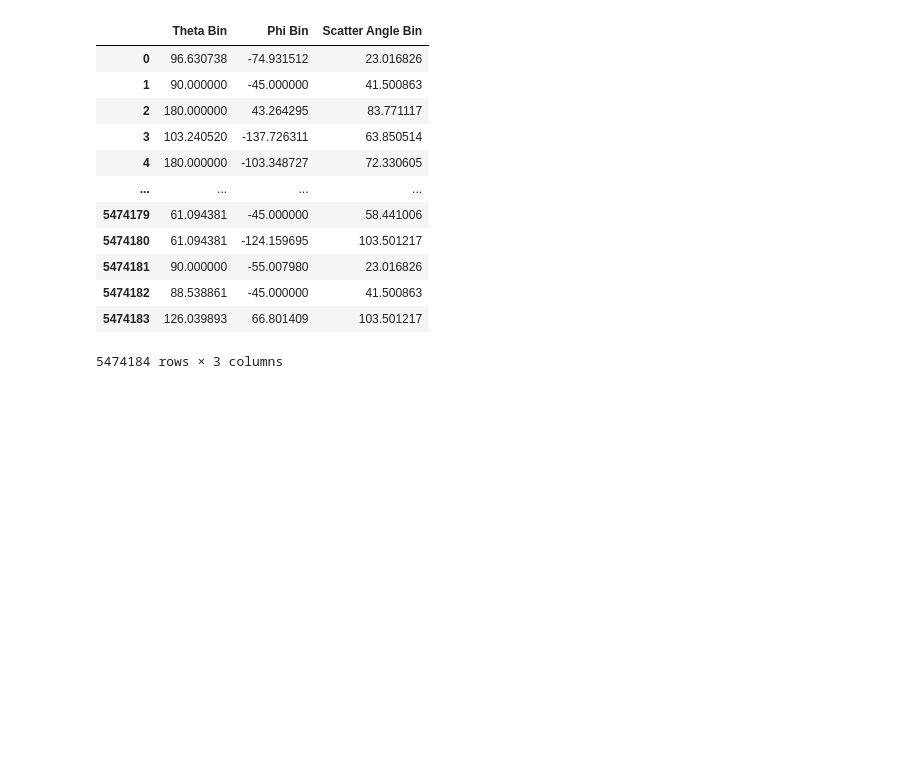
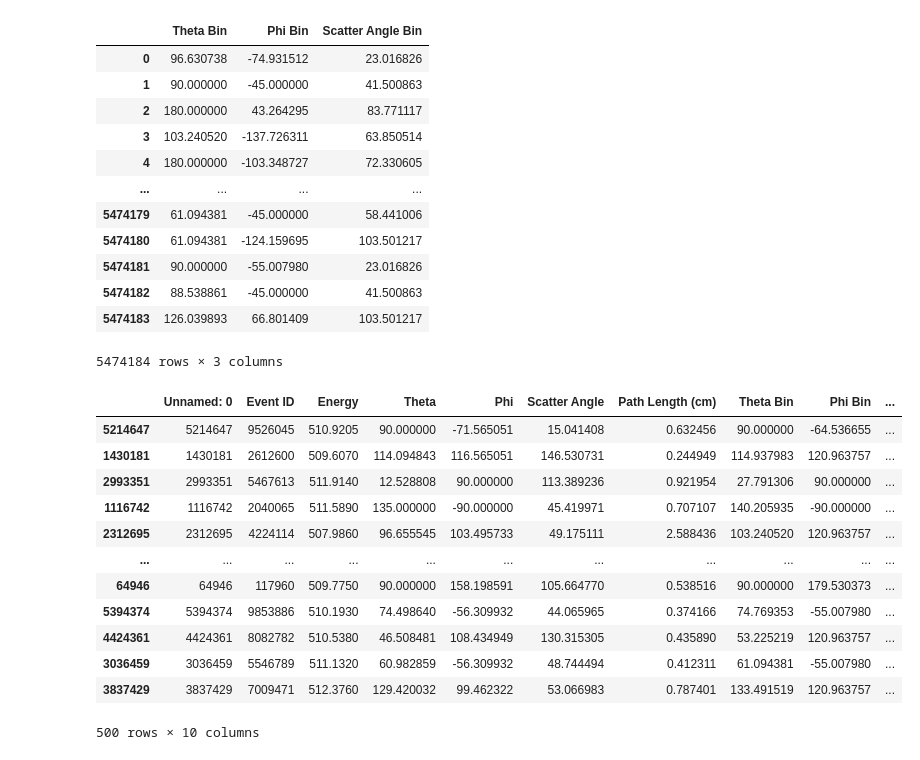
Before and after one commit to zoglauer/binning-cds, a Jupyter notebook: localTests/csv_explorer.ipynb, the cells around one changed output. Cells and saved outputs as stored; diff of their text form; code cells hidden in the pictures; blank space fills up the shorter version.

```diff
--- a/localTests/csv_explorer.ipynb
+++ b/localTests/csv_explorer.ipynb
@@ -101,0 +101,18 @@ justbins_df[just]
+# %%
+justbins_df_sampled= justbins_df.sample(n=500)
+df_sampled = df.sample(n=500) #[df['Scatter Angle'] < 60][df['Scatter Angle'] > 40]
+df_sampled
+# %% [output]
+|  | Unnamed: 0 | Event ID | Energy | Theta | Phi | Scatter Angle | Path Length (cm) | Theta Bin | Phi Bin | ... |
+| 5214647 | 5214647 | 9526045 | 510.9205 | 90.000000 | -71.565051 | 15.041408 | 0.632456 | 90.000000 | -64.536655 | ... |
+| 1430181 | 1430181 | 2612600 | 509.6070 | 114.094843 | 116.565051 | 146.530731 | 0.244949 | 114.937983 | 120.963757 | ... |
+| 2993351 | 2993351 | 5467613 | 511.9140 | 12.528808 | 90.000000 | 113.389236 | 0.921954 | 27.791306 | 90.000000 | ... |
+| 1116742 | 1116742 | 2040065 | 511.5890 | 135.000000 | -90.000000 | 45.419971 | 0.707107 | 140.205935 | -90.000000 | ... |
+| 2312695 | 2312695 | 4224114 | 507.9860 | 96.655545 | 103.495733 | 49.175111 | 2.588436 | 103.240520 | 120.963757 | ... |
+| ... | ... | ... | ... | ... | ... | ... | ... | ... | ... | ... |
+| 64946 | 64946 | 117960 | 509.7750 | 90.000000 | 158.198591 | 105.664770 | 0.538516 | 90.000000 | 179.530373 | ... |
+| 5394374 | 5394374 | 9853886 | 510.1930 | 74.498640 | -56.309932 | 44.065965 | 0.374166 | 74.769353 | -55.007980 | ... |
+| 4424361 | 4424361 | 8082782 | 510.5380 | 46.508481 | 108.434949 | 130.315305 | 0.435890 | 53.225219 | 120.963757 | ... |
+| 3036459 | 3036459 | 5546789 | 511.1320 | 60.982859 | -56.309932 | 48.744494 | 0.412311 | 61.094381 | -55.007980 | ... |
+| 3837429 | 3837429 | 7009471 | 512.3760 | 129.420032 | 99.462322 | 53.066983 | 0.787401 | 133.491519 | 120.963757 | ... |
+500 rows × 10 columns
```
Also changed, not shown: parts of 3 cells of this notebook.
